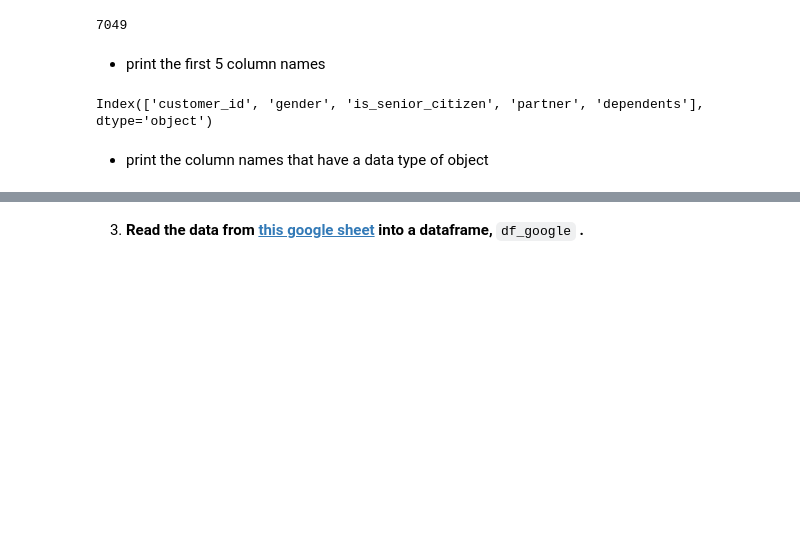
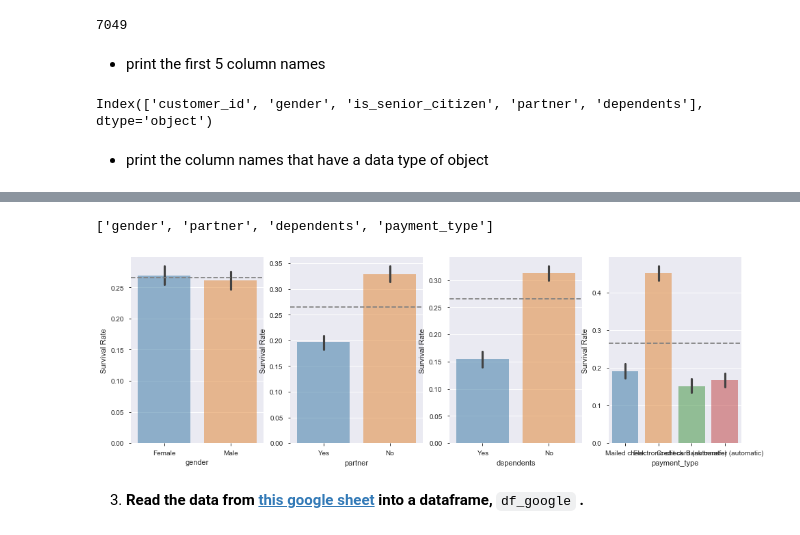
Before and after one commit to kjeliasen/ds-methodologies-exercises, a Jupyter notebook: classification/classification_exercises.ipynb, the cells around one changed output, grey strips where cells are left out. Cells and saved outputs as stored; diff of their text form; code cells hidden in the pictures; blank space fills up the shorter version.

```diff
--- a/classification/classification_exercises.ipynb
+++ b/classification/classification_exercises.ipynb
@@ -200,0 +172,5 @@ df_excel.describe()
+# %%
+def get_objs(df):
+    return df.columns[df.dtypes=='object']
+
+get_objs(df_excel)
@@ -200,0 +181,11 @@ df_excel.describe()
+# %%
+def get_uniques(df, max_uniques=10, target_col=''):
+    df_objs = pd.DataFrame(get_objs(df), columns=['cols'])
+    df_objs = df_objs[df_objs.cols != target_col]
+    df_objs['nuniques'] = df_objs.cols.apply(lambda x: df[x].nunique())
+    df_cats = df_objs[df_objs.nuniques <= max_uniques]
+    df_cats['uniques'] = df_cats.cols.apply(lambda x: df[x].unique())
+    df_objs = df_objs.join(df_cats.uniques, how='left')
+    return df_objs.set_index('cols')
+
+get_uniques(df_excel, target_col='churn')
@@ -200,0 +200,23 @@ df_excel.describe()
+# %%
+use_df = df_excel
+target_col = 'churn'
+use_df[target_col] = use_df[target_col].apply(lambda x: x=='Yes' or x==True)
+# %%
+obj_features = get_uniques(df=use_df, target_col=target_col)
+features = list(obj_features[obj_features.nuniques<=10].index)
+features
+# %% [output]
+['gender', 'partner', 'dependents', 'payment_type']
+# %%
+#features = ['sex', 'class', 'alone']
+
+_, ax = plt.subplots(nrows=1, ncols=len(features), figsize=(16,5))
+
+survival_rate = use_df[target_col].mean()
+
+for i, feature in enumerate(features):
+    sns.barplot(x=feature, y=target_col, data=use_df, ax=ax[i], alpha=.5)
+    ax[i].set_ylabel('Survival Rate')
+    ax[i].axhline(survival_rate, ls='--', color='grey')
+# %% [output]
+[figure, added]
```
Also changed, not shown: parts of 30 cells of this notebook, 3 other files.
